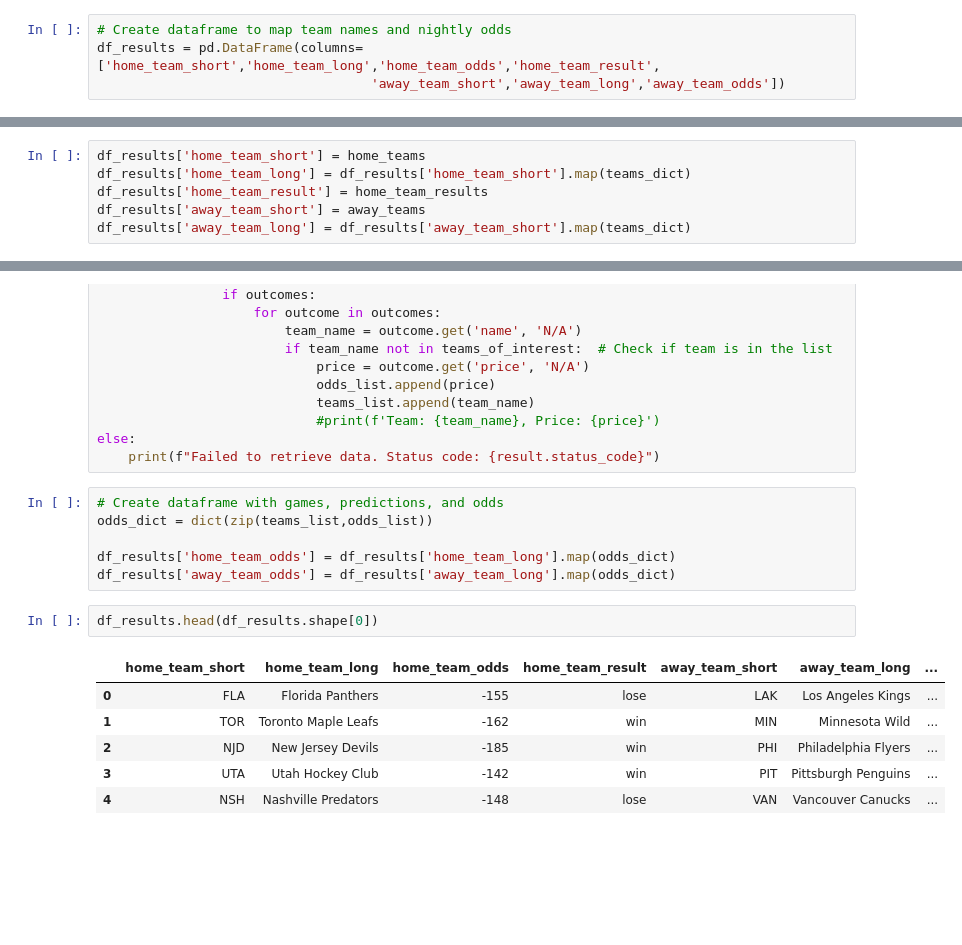
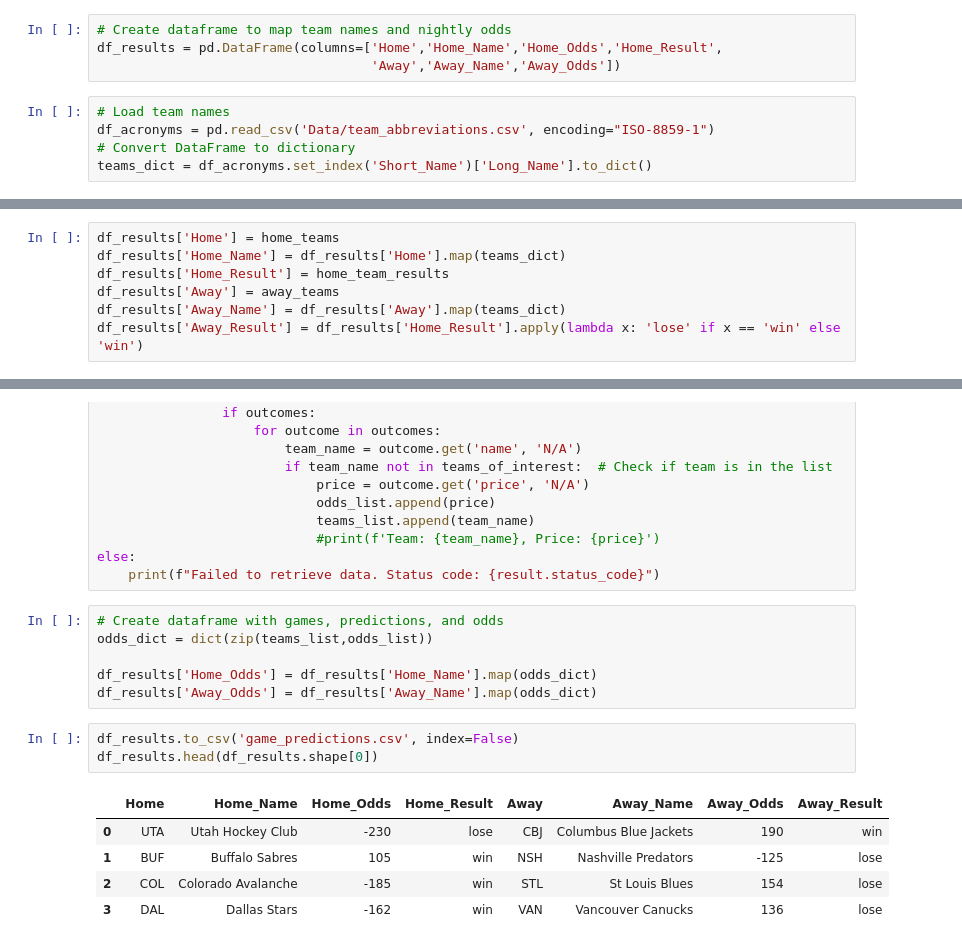
Before and after one commit to ZaneChodaniecky/NHL-Win-Predictor, a Jupyter notebook: nhl_win_classification_xgboost_view.ipynb, the cells around one changed output, grey strips where cells are left out. Cells and saved outputs as stored; diff of their text form; blank space fills up the shorter version.

```diff
--- a/nhl_win_classification_xgboost_view.ipynb
+++ b/nhl_win_classification_xgboost_view.ipynb
@@ -571,6 +560,11 @@ for i, item in enumerate(home_team_results):
         home_team_results[i] = results_dict[item]
 # %%
 # Create dataframe to map team names and nightly odds
-df_results = pd.DataFrame(columns=['home_team_short','home_team_long','home_team_odds','home_team_result',
-                                   'away_team_short','away_team_long','away_team_odds'])
+df_results = pd.DataFrame(columns=['Home','Home_Name','Home_Odds','Home_Result',
+                                   'Away','Away_Name','Away_Odds'])
+# %%
+# Load team names
+df_acronyms = pd.read_csv('Data/team_abbreviations.csv', encoding="ISO-8859-1")
+# Convert DataFrame to dictionary
+teams_dict = df_acronyms.set_index('Short_Name')['Long_Name'].to_dict()
 # %%
@@ -610,11 +604,12 @@ teams_dict = {'ANA':'Anaheim Ducks',
 away_teams = df_test.iloc[:,0].tolist()
 home_teams = df_test.iloc[:,1].tolist()
 # %%
-df_results['home_team_short'] = home_teams
-df_results['home_team_long'] = df_results['home_team_short'].map(teams_dict)
-df_results['home_team_result'] = home_team_results
-df_results['away_team_short'] = away_teams
-df_results['away_team_long'] = df_results['away_team_short'].map(teams_dict)
+df_results['Home'] = home_teams
+df_results['Home_Name'] = df_results['Home'].map(teams_dict)
+df_results['Home_Result'] = home_team_results
+df_results['Away'] = away_teams
+df_results['Away_Name'] = df_results['Away'].map(teams_dict)
+df_results['Away_Result'] = df_results['Home_Result'].apply(lambda x: 'lose' if x == 'win' else 'win')
 # %%
 from datetime import datetime, timedelta, timezone
 
@@ -675,14 +668,14 @@ else:
 # Create dataframe with games, predictions, and odds
 odds_dict = dict(zip(teams_list,odds_list))
 
-df_results['home_team_odds'] = df_results['home_team_long'].map(odds_dict)
-df_results['away_team_odds'] = df_results['away_team_long'].map(odds_dict)
+df_results['Home_Odds'] = df_results['Home_Name'].map(odds_dict)
+df_results['Away_Odds'] = df_results['Away_Name'].map(odds_dict)
 # %%
+df_results.to_csv('game_predictions.csv', index=False)
 df_results.head(df_results.shape[0])
 # %% [output]
-|  | home_team_short | home_team_long | home_team_odds | home_team_result | away_team_short | away_team_long | ... |
-| 0 | FLA | Florida Panthers | -155 | lose | LAK | Los Angeles Kings | ... |
-| 1 | TOR | Toronto Maple Leafs | -162 | win | MIN | Minnesota Wild | ... |
-| 2 | NJD | New Jersey Devils | -185 | win | PHI | Philadelphia Flyers | ... |
-| 3 | UTA | Utah Hockey Club | -142 | win | PIT | Pittsburgh Penguins | ... |
-| 4 | NSH | Nashville Predators | -148 | lose | VAN | Vancouver Canucks | ... |
+|  | Home | Home_Name | Home_Odds | Home_Result | Away | Away_Name | Away_Odds | Away_Result |
+| 0 | UTA | Utah Hockey Club | -230 | lose | CBJ | Columbus Blue Jackets | 190 | win |
+| 1 | BUF | Buffalo Sabres | 105 | win | NSH | Nashville Predators | -125 | lose |
+| 2 | COL | Colorado Avalanche | -185 | win | STL | St Louis Blues | 154 | lose |
+| 3 | DAL | Dallas Stars | -162 | win | VAN | Vancouver Canucks | 136 | lose |
```
Also changed, not shown: parts of 17 cells of this notebook, 2 other files.
